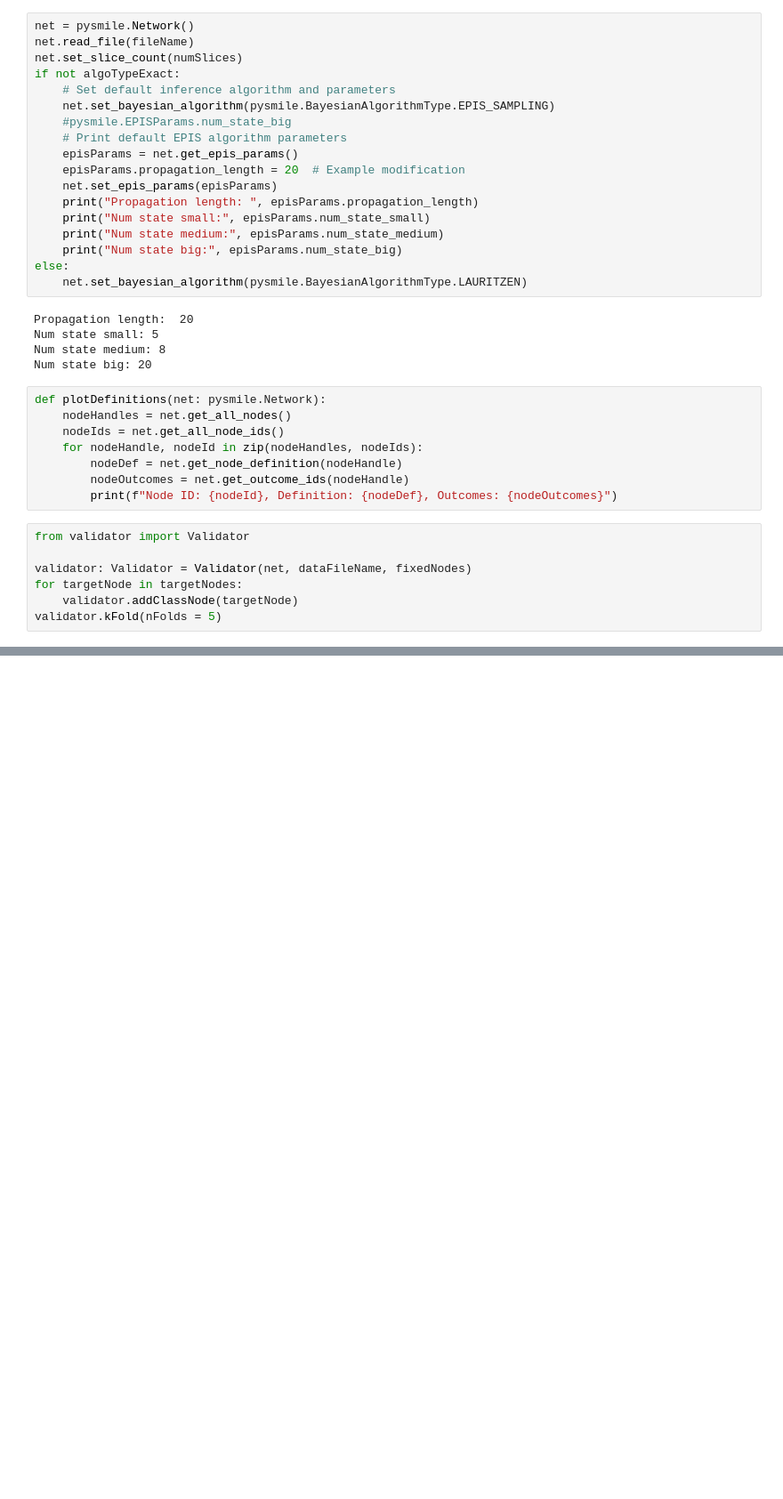
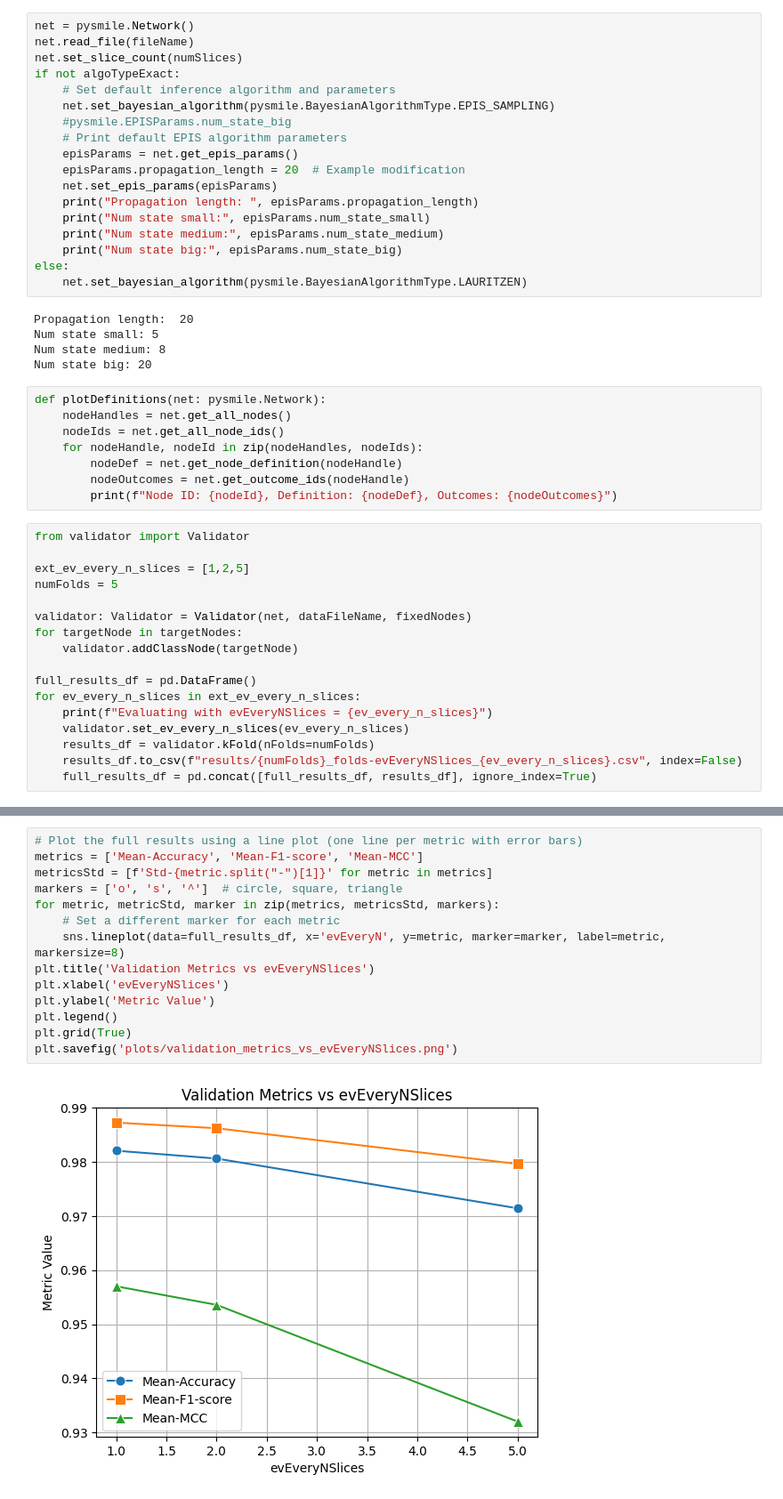
Before and after one commit to Dosclic98/dbn-sim-learning, a Jupyter notebook: validator_playground.ipynb, the cells around one changed output, grey strips where cells are left out. Shown at 89% size. Cells and saved outputs as stored; diff of their text form; blank space fills up the shorter version.

Commit message:
Completed validator to test also what happens when changing the evidence frequency provision

```diff
--- a/validator_playground.ipynb
+++ b/validator_playground.ipynb
@@ -49,9 +49,19 @@ def plotDefinitions(net: pysmile.Network):
         print(f"Node ID: {nodeId}, Definition: {nodeDef}, Outcomes: {nodeOutcomes}")
 # %%
 from validator import Validator
+
+ext_ev_every_n_slices = [1,2,5]
+numFolds = 5
 
 validator: Validator = Validator(net, dataFileName, fixedNodes)
 for targetNode in targetNodes:
     validator.addClassNode(targetNode)
-validator.kFold(nFolds = 5)
+
+full_results_df = pd.DataFrame()
+for ev_every_n_slices in ext_ev_every_n_slices:
+    print(f"Evaluating with evEveryNSlices = {ev_every_n_slices}")
+    validator.set_ev_every_n_slices(ev_every_n_slices)
+    results_df = validator.kFold(nFolds=numFolds)
+    results_df.to_csv(f"results/{numFolds}_folds-evEveryNSlices_{ev_every_n_slices}.csv", index=False)
+    full_results_df = pd.concat([full_results_df, results_df], ignore_index=True)
 # %% [output]
@@ -67,0 +85,16 @@ Average MCC: 0.9564 ± 0.0018
+# %%
+# Plot the full results using a line plot (one line per metric with error bars)
+metrics = ['Mean-Accuracy', 'Mean-F1-score', 'Mean-MCC']
+metricsStd = [f'Std-{metric.split("-")[1]}' for metric in metrics]
+markers = ['o', 's', '^']  # circle, square, triangle
+for metric, metricStd, marker in zip(metrics, metricsStd, markers):
+    # Set a different marker for each metric
+    sns.lineplot(data=full_results_df, x='evEveryN', y=metric, marker=marker, label=metric, markersize=8)
+plt.title('Validation Metrics vs evEveryNSlices')
+plt.xlabel('evEveryNSlices')
+plt.ylabel('Metric Value')
+plt.legend()
+plt.grid(True)
+plt.savefig('plots/validation_metrics_vs_evEveryNSlices.png')
+# %% [output]
+[figure, added]
```
Also changed, not shown: parts of 1 cell of this notebook, 1 other file.
